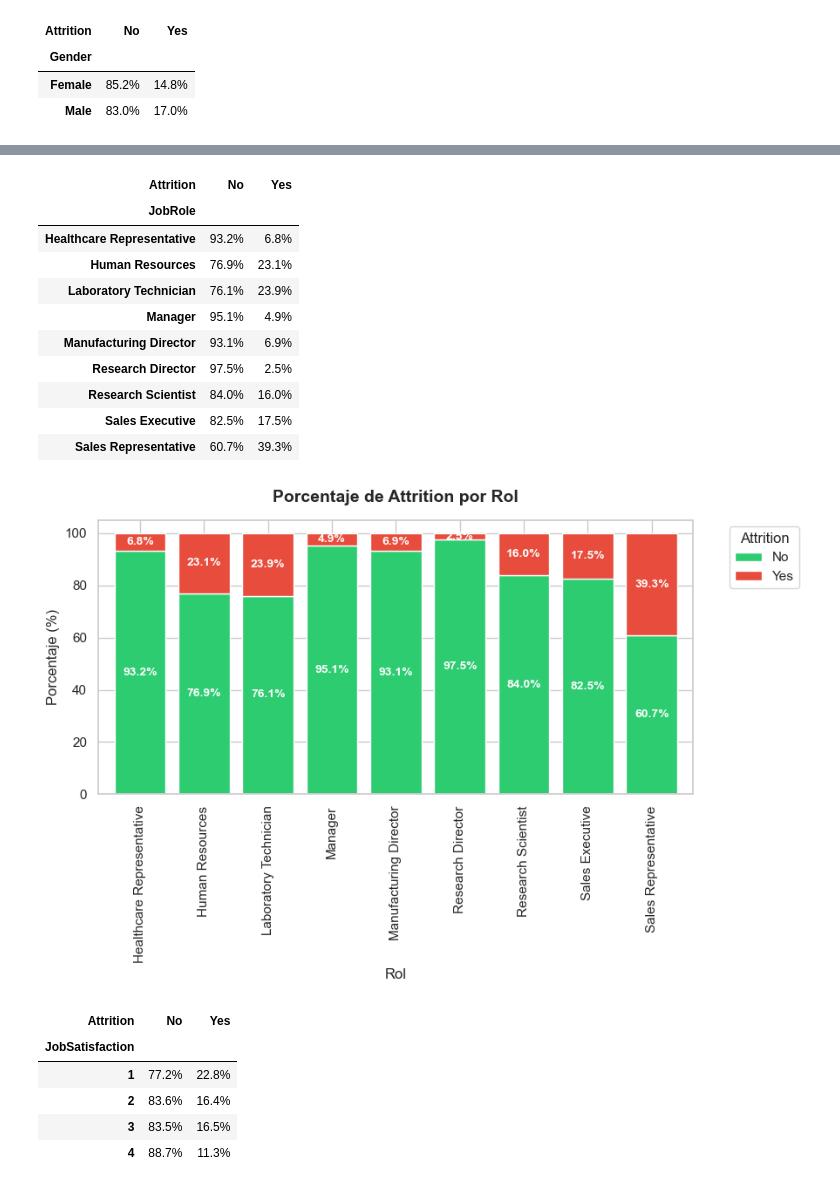
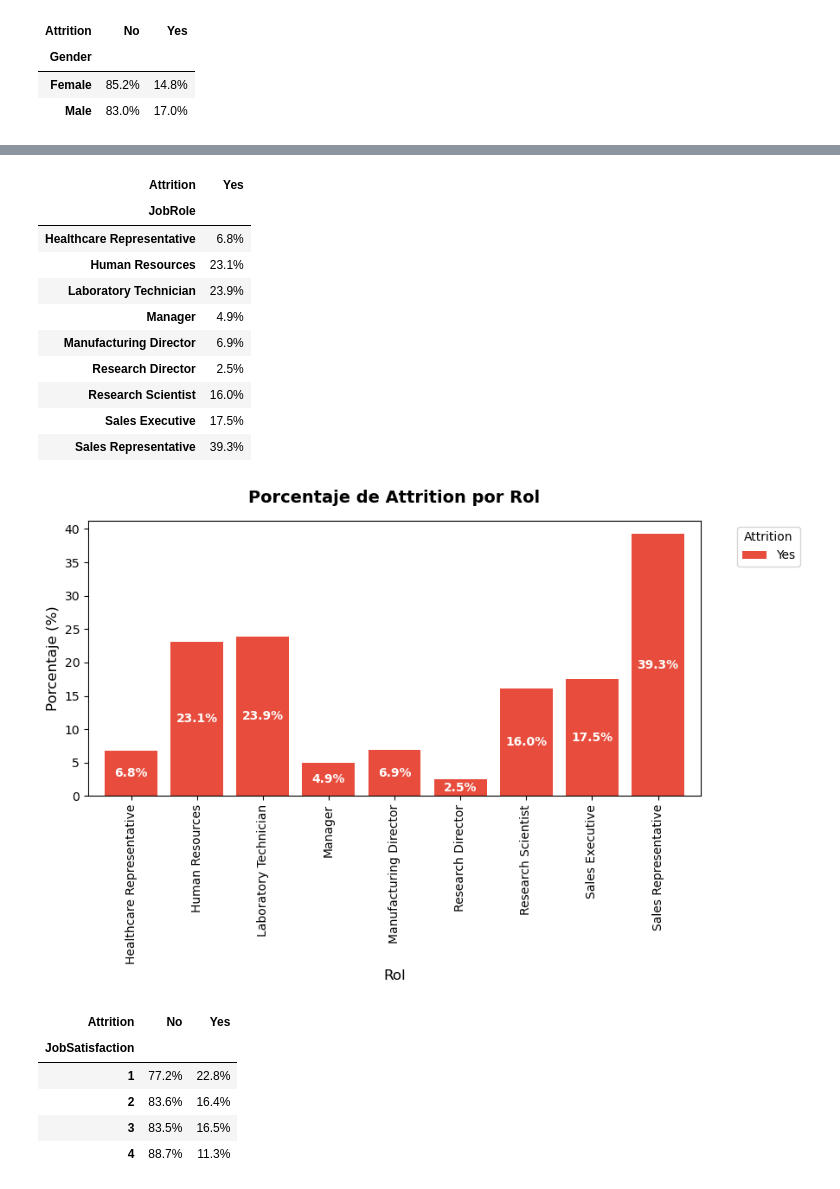
Before and after one commit to mcastillogomes88-del/Staff_Turnover_HR, a Jupyter notebook: EDA_Staff_turnover_HR.ipynb, the cells around one changed output, grey strips where cells are left out. Cells and saved outputs as stored; diff of their text form; code cells hidden in the pictures.

```diff
--- a/EDA_Staff_turnover_HR.ipynb
+++ b/EDA_Staff_turnover_HR.ipynb
@@ -54,7 +64,8 @@ df_Department_attrition
 # %%
+#df_datos = df.groupby('Department')['Attrition'].value_counts(normalize=True).unstack() * 100
 df_datos = df.groupby('Department')['Attrition'].value_counts(normalize=True).unstack() * 100
-
-ax = df_datos.plot(kind='bar', stacked=True, color=['#2ecc71', '#e74c3c'], figsize=(9, 6))
+df_datos = df_datos[['Yes']]
+ax = df_datos.plot(kind='bar', stacked=True, color=[ '#e74c3c'], figsize=(9, 6))
 
 for contenedor in ax.containers:
     ax.bar_label(contenedor, fmt='%.1f%%', label_type='center', color='white', fontweight='bold', fontsize=10)
@@ -80,8 +91,9 @@ df_Gender_attrition
 | Male | 83.0% | 17.0% |
 # %%
 df_Gender_attrition = df.groupby('Gender')['Attrition'].value_counts(normalize=True).unstack() * 100
+df_Gender_attrition = df_Gender_attrition[['Yes']]
 
-ax = df_Gender_attrition.plot(kind='bar', stacked=True, color=['#2ecc71', '#e74c3c'], figsize=(9, 6))
+ax = df_Gender_attrition.plot(kind='bar', stacked=True, color=['#e74c3c'], figsize=(9, 6))
 
 for contenedor in ax.containers:
     ax.bar_label(contenedor, fmt='%.1f%%', label_type='center', color='white', fontweight='bold', fontsize=10)
@@ -99,37 +111,37 @@ plt.show()
 # %%
 df_jobrole_attrition = df.groupby('JobRole')['Attrition'].value_counts(normalize=True).unstack()
-df_jobrole_attrition = df_jobrole_attrition.style.format("{:.1%}")
+df_jobrole_attrition = df_jobrole_attrition[['Yes']].style.format("{:.1%}")
 df_jobrole_attrition
 # %% [output]
-| Attrition | No | Yes |
-| JobRole |  |  |
-| Healthcare Representative | 93.2% | 6.8% |
-| Human Resources | 76.9% | 23.1% |
-| Laboratory Technician | 76.1% | 23.9% |
-| Manager | 95.1% | 4.9% |
-| Manufacturing Director | 93.1% | 6.9% |
-| Research Director | 97.5% | 2.5% |
-| Research Scientist | 84.0% | 16.0% |
-| Sales Executive | 82.5% | 17.5% |
-| Sales Representative | 60.7% | 39.3% |
+| Attrition | Yes |
+| JobRole |  |
+| Healthcare Representative | 6.8% |
+| Human Resources | 23.1% |
+| Laboratory Technician | 23.9% |
+| Manager | 4.9% |
+| Manufacturing Director | 6.9% |
+| Research Director | 2.5% |
+| Research Scientist | 16.0% |
+| Sales Executive | 17.5% |
+| Sales Representative | 39.3% |
 # %%
 df_jobrole_attrition = df.groupby('JobRole')['Attrition'].value_counts(normalize=True).unstack() * 100
-
-ax = df_jobrole_attrition.plot(kind='bar', stacked=True, color=['#2ecc71', '#e74c3c'], figsize=(9, 6), width=.8)
+df_jobrole_attrition = df_jobrole_attrition[['Yes']]
+ax = df_jobrole_attrition.plot(kind='bar', stacked=True, color=['#e74c3c'], figsize=(9, 6), width=.8)
 
 for contenedor in ax.containers:
     ax.bar_label(contenedor, fmt='%.1f%%', label_type='center', color='white', fontweight='bold', fontsize=10)
 
 plt.title('Porcentaje de Attrition por Rol', fontsize=14, fontweight='bold', pad=15)
 plt.xlabel('Rol', fontsize=12)
 plt.ylabel('Porcentaje (%)', fontsize=12)
 plt.xticks(rotation=90)
 plt.legend(title='Attrition', bbox_to_anchor=(1.05, 1), loc='upper left')
 
 plt.tight_layout()
 plt.show()
 # %% [output]
-[figure, old version]
+[figure, new version]
 # %%
 df_jobSatisfaction_attrition = df.groupby('JobSatisfaction')['Attrition'].value_counts(normalize=True).unstack()
 df_jobSatisfaction_attrition = df_jobSatisfaction_attrition.style.format("{:.1%}")
```
Also changed, not shown: parts of 77 cells of this notebook.
